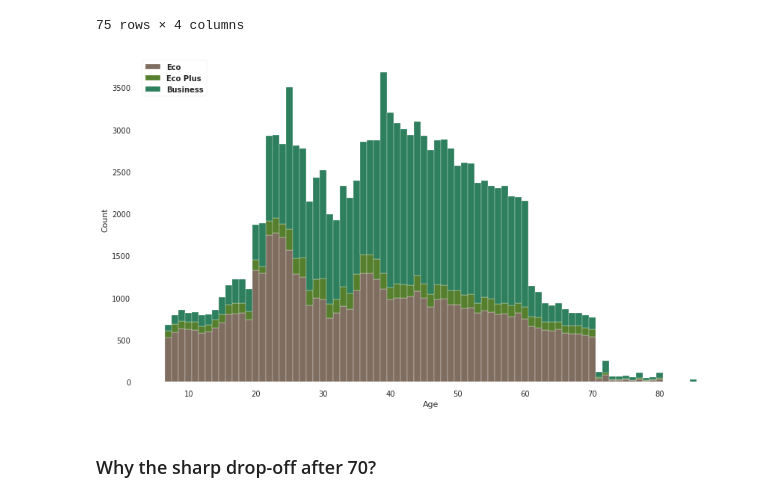
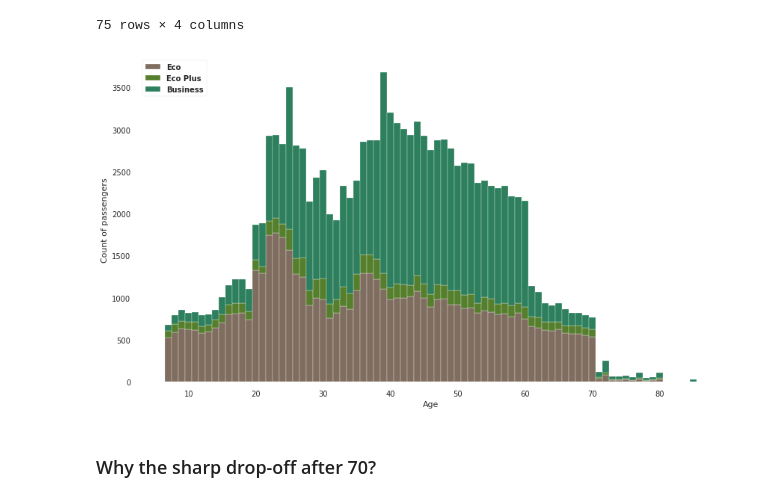
Before and after one commit to n1oftheabove/visualizing-real-world-data-project, a Jupyter notebook: airline_satisfaction.ipynb, the cells around one changed output. Drawn from its saved outputs; the diff is of its cells as text; code cells hidden in the pictures.

```diff
--- a/airline_satisfaction.ipynb
+++ b/airline_satisfaction.ipynb
@@ -240,35 +245,35 @@ bars1 = df_age_class['Eco']
 bars2 = df_age_class['Eco Plus']
 bars3 = df_age_class['Business']
 
 classes_names = ['Eco', 'Eco Plus', 'Business']
 
 # Heights of bars1 + bars2
 bars = np.add(bars1, bars2).tolist()
 
 # The position of the bars on the x-axis
 r = df_age_class['Age']
 
 # Names of group and bar width
 #names = ['A','B','C','D','E']
 barWidth = 1
 
 # Create brown bars
 plt.bar(r, bars1, color='#7f6d5f', edgecolor='white', width=barWidth)
 # Create green bars (middle), on top of the firs ones
 plt.bar(r, bars2, bottom=bars1, color='#557f2d', edgecolor='white', width=barWidth)
 # Create green bars (top)
 plt.bar(r, bars3, bottom=bars, color='#2d7f5e', edgecolor='white', width=barWidth)
 
 
 plt.legend(classes_names,loc=2)
 # Custom X axis
-plt.ylabel('Count')
+plt.ylabel('Count of passengers')
 plt.xlabel("Age")
 
 # Show graphic
 plt.show()
 # %% [output]
-[figure, old version]
+[figure, new version]
 # %% [markdown]
 ### Why the sharp drop-off after 70?
 # %% [markdown]
```
Also changed, not shown: parts of 37 cells of this notebook.
